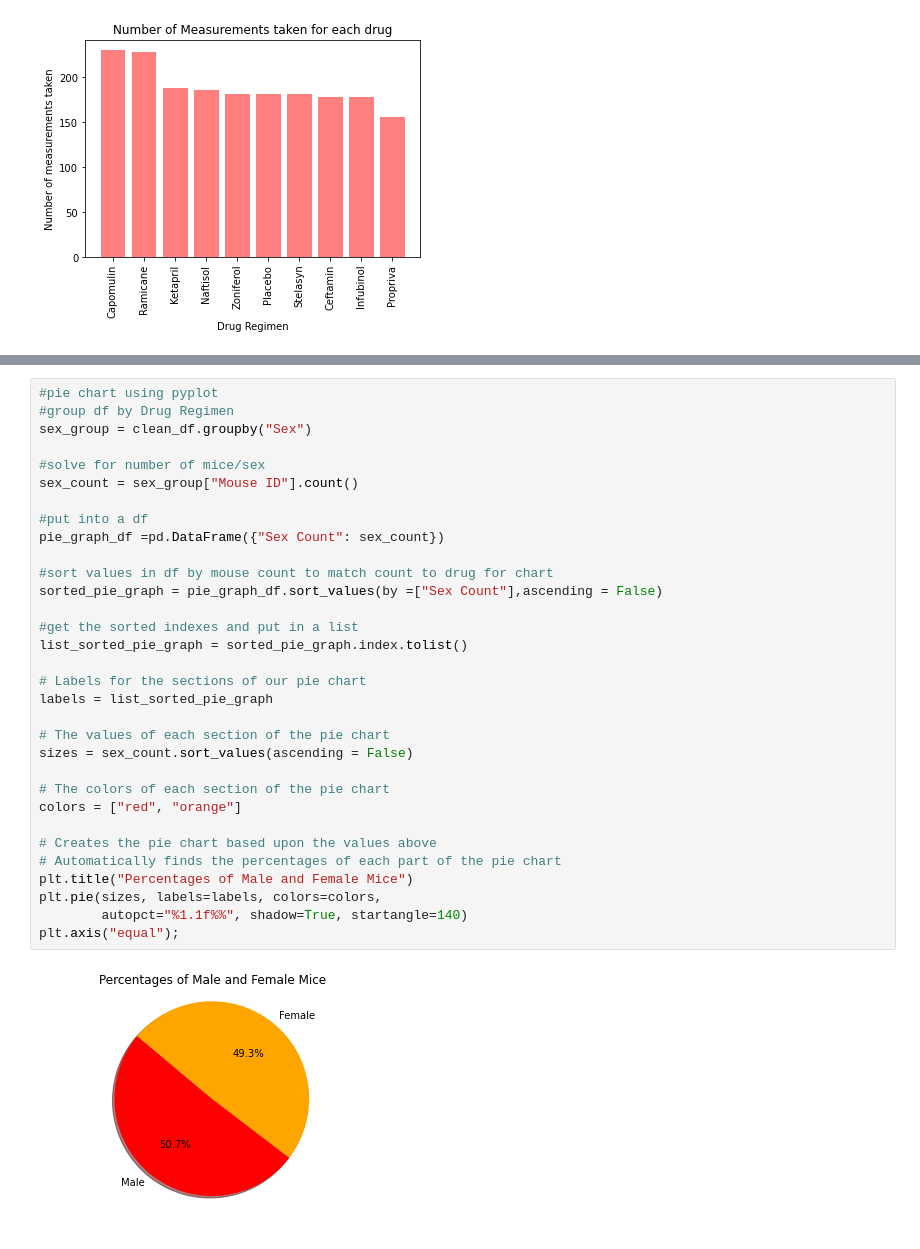
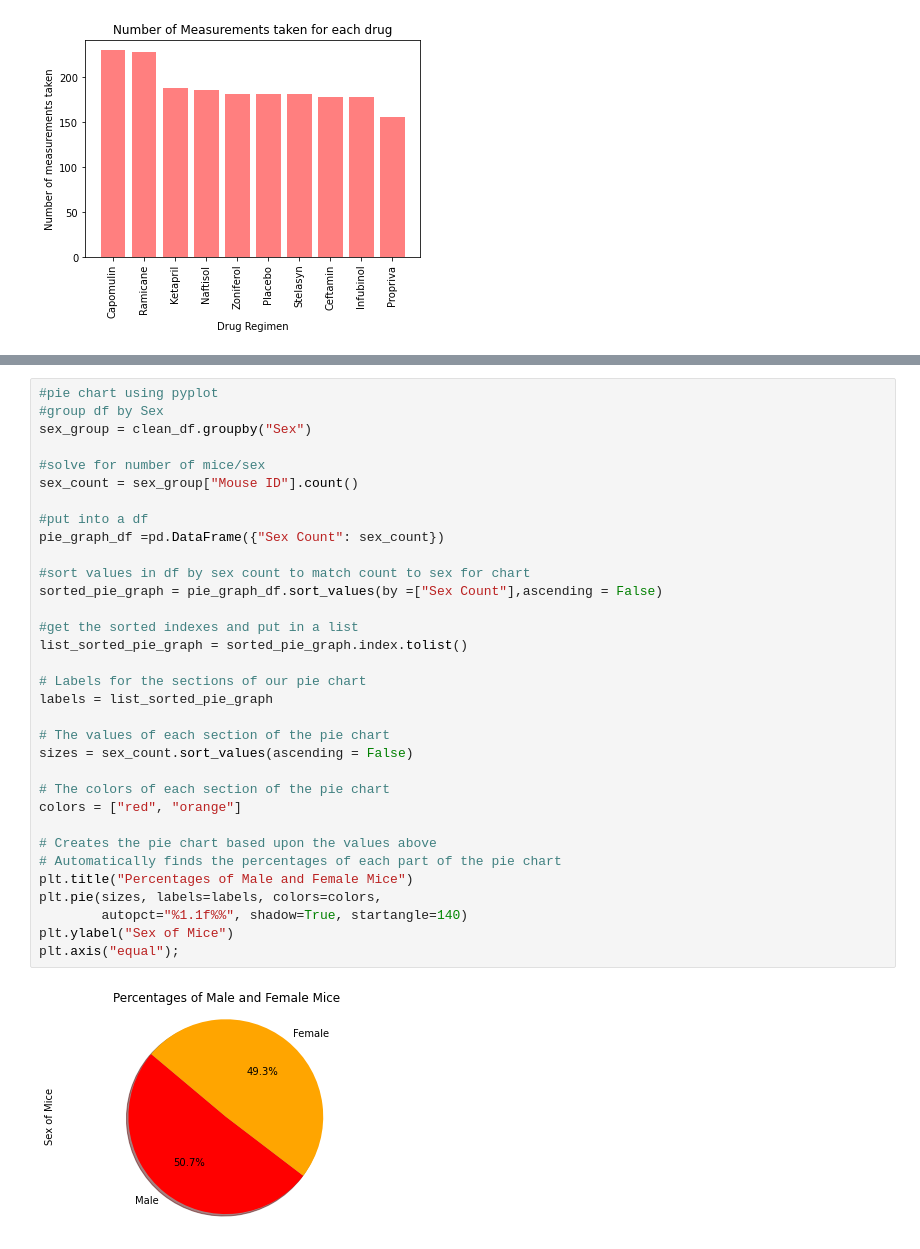
Before and after one commit to sieiden/matplotlib_challenge, a Jupyter notebook: Untitled.ipynb, the cells around one changed output, grey strips where cells are left out. Drawn from its saved outputs; the diff is of its cells as text.

```diff
--- a/Untitled.ipynb
+++ b/Untitled.ipynb
@@ -223,34 +238,35 @@ plt.xticks(tick_locations, list_sorted_bar_graph, rotation="vertical");
 # %%
 #pie chart using pyplot
-#group df by Drug Regimen
+#group df by Sex
 sex_group = clean_df.groupby("Sex")
 
 #solve for number of mice/sex
 sex_count = sex_group["Mouse ID"].count()
 
 #put into a df
 pie_graph_df =pd.DataFrame({"Sex Count": sex_count})
 
-#sort values in df by mouse count to match count to drug for chart
+#sort values in df by sex count to match count to sex for chart
 sorted_pie_graph = pie_graph_df.sort_values(by =["Sex Count"],ascending = False)
 
 #get the sorted indexes and put in a list
 list_sorted_pie_graph = sorted_pie_graph.index.tolist()
 
 # Labels for the sections of our pie chart
 labels = list_sorted_pie_graph
 
 # The values of each section of the pie chart
 sizes = sex_count.sort_values(ascending = False)
 
 # The colors of each section of the pie chart
 colors = ["red", "orange"]
 
 # Creates the pie chart based upon the values above
 # Automatically finds the percentages of each part of the pie chart
 plt.title("Percentages of Male and Female Mice")
 plt.pie(sizes, labels=labels, colors=colors,
         autopct="%1.1f%%", shadow=True, startangle=140)
+plt.ylabel("Sex of Mice")
 plt.axis("equal");
 # %% [output]
-[figure, old version]
+[figure, new version]
```
Also changed, not shown: parts of 5 cells of this notebook.
